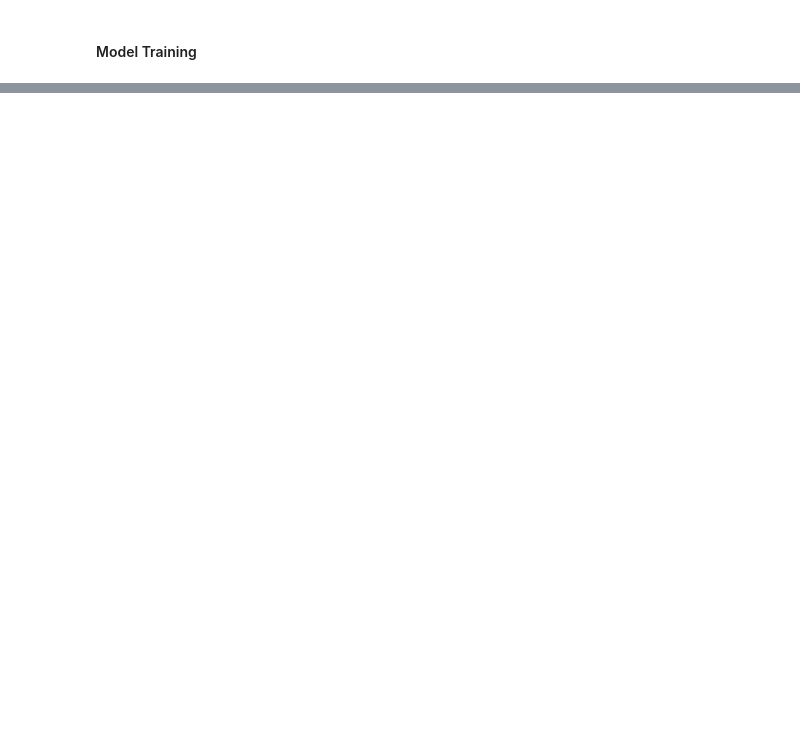
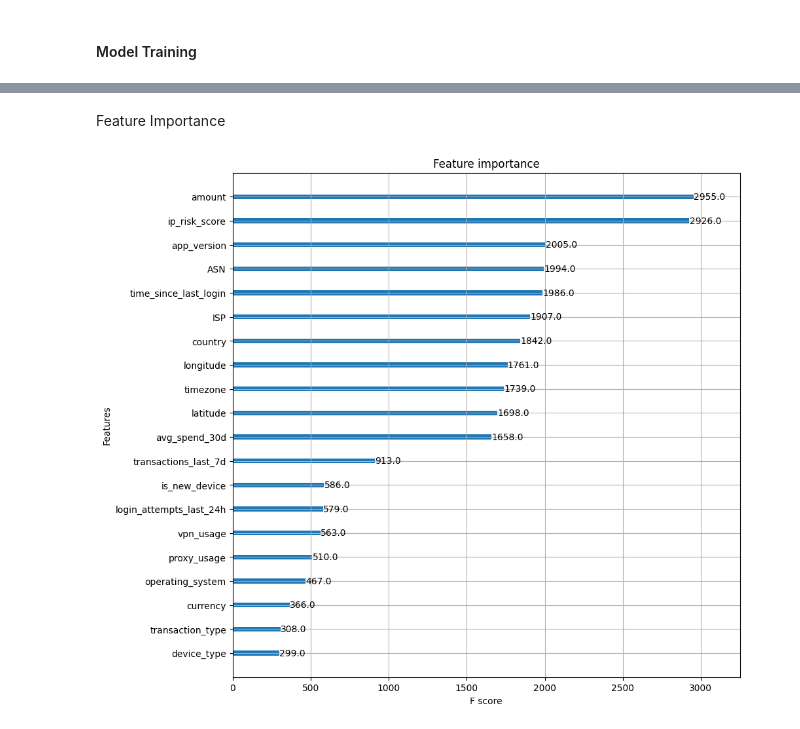
Before and after one commit to Henry-s-Final-Year-Project/Focused-Fraud-Detection-Models, a Jupyter notebook: geolocation_fraud/data_analysis.ipynb, the cells around one changed output, grey strips where cells are left out. Saved outputs shown, nothing was run; the diff lists cells and outputs as text; code cells hidden in the pictures; blank space fills up the shorter version.

```diff
--- a/geolocation_fraud/data_analysis.ipynb
+++ b/geolocation_fraud/data_analysis.ipynb
@@ -63,3 +103,5 @@ y = df[target]
+# %%
+df[binary_cols] = df[binary_cols].astype(int)
 # %%
 from sklearn.preprocessing import OrdinalEncoder
 
@@ -145,0 +235,12 @@ ValueError: DataFrame.dtypes for data must be int, float, bool or category. When
+# %% [markdown]
+Feature Importance
+# %%
+# plot feature importance from xgboost model
+import matplotlib.pyplot as plt
+import xgboost
+
+fig, ax = plt.subplots(figsize=(10, 10))
+xgboost.plot_importance(model, importance_type="weight", ax=ax)
+plt.show()
+# %% [output]
+[figure, added]
```
Also changed, not shown: parts of 24 cells of this notebook.
